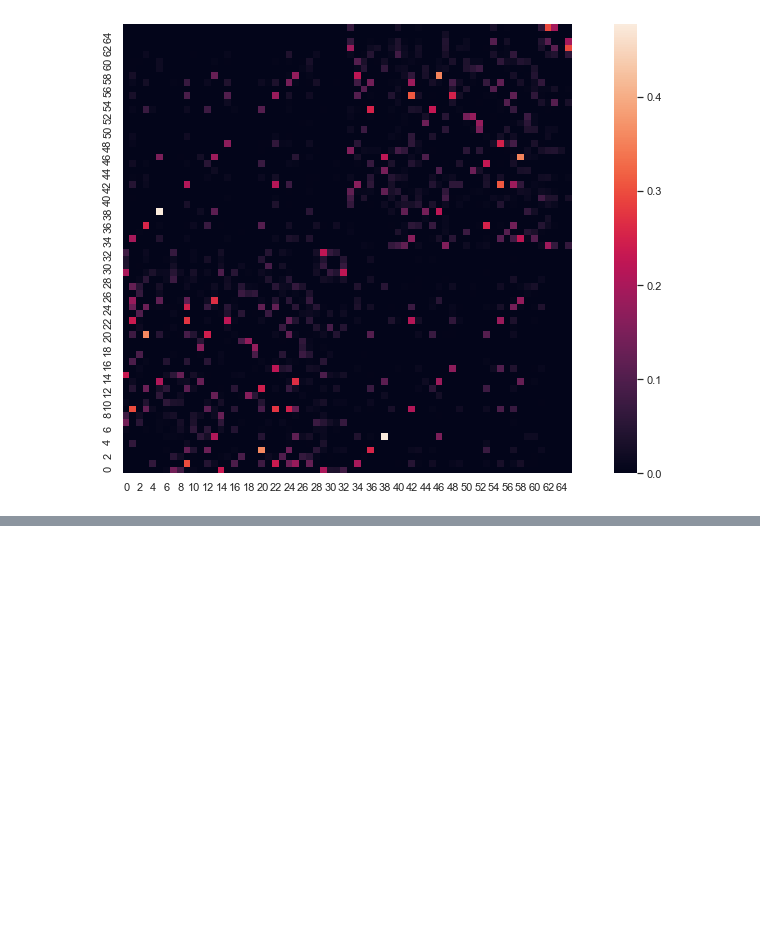
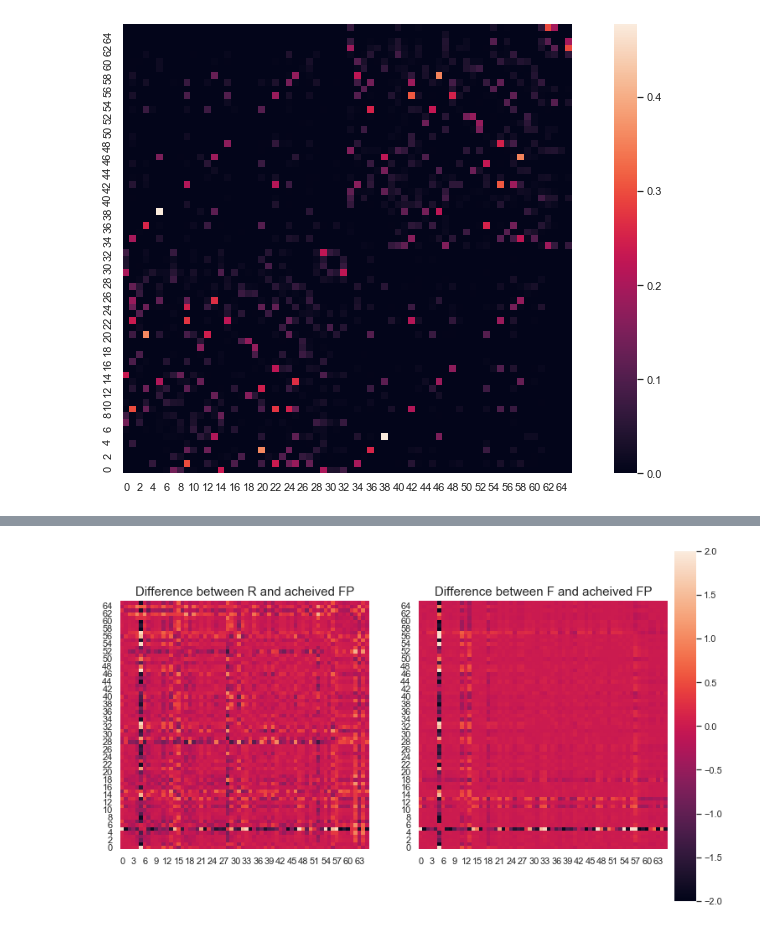
Before and after one commit to rnartallo/kuramotocontrol, a Jupyter notebook: Notebook2.ipynb, the cells around one changed output, grey strips where cells are left out. Cells and saved outputs as stored; diff of their text form; code cells hidden in the pictures; blank space fills up the shorter version.

```diff
--- a/Notebook2.ipynb
+++ b/Notebook2.ipynb
@@ -155,0 +156,14 @@ plt.show()
+# %%
+fig, (ax1, ax2) = plt.subplots(1,2)
+ax1.title.set_text('Difference between R and acheived FP')
+ax1.title.set_size(15)
+ax2.title.set_text('Difference between F and acheived FP')
+ax2.title.set_size(15)
+cbar_ax = fig.add_axes([.91, .15, .03, .7])
+sns.heatmap(Average_Cos_Phase_Difference.T-Rho_acheived.T, ax=ax1,square=True,cbar_ax=cbar_ax,vmin=-2,vmax=2)
+sns.heatmap(SyntheticFC.T-Rho_acheived.T, ax=ax2,square=True,cbar_ax=cbar_ax,vmin=-2,vmax=2)
+ax1.invert_yaxis()
+ax2.invert_yaxis()
+plt.show()
+# %% [output]
+[figure, added]
```
Also changed, not shown: parts of 6 cells of this notebook, 2 other files.
